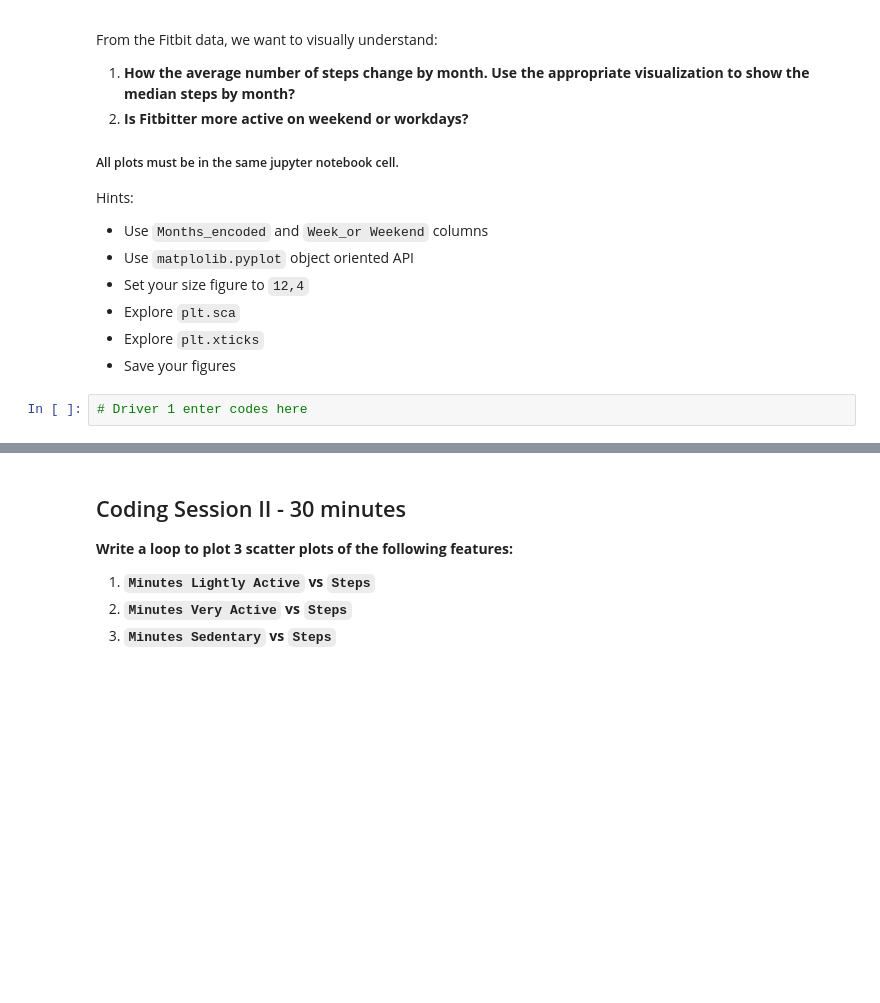
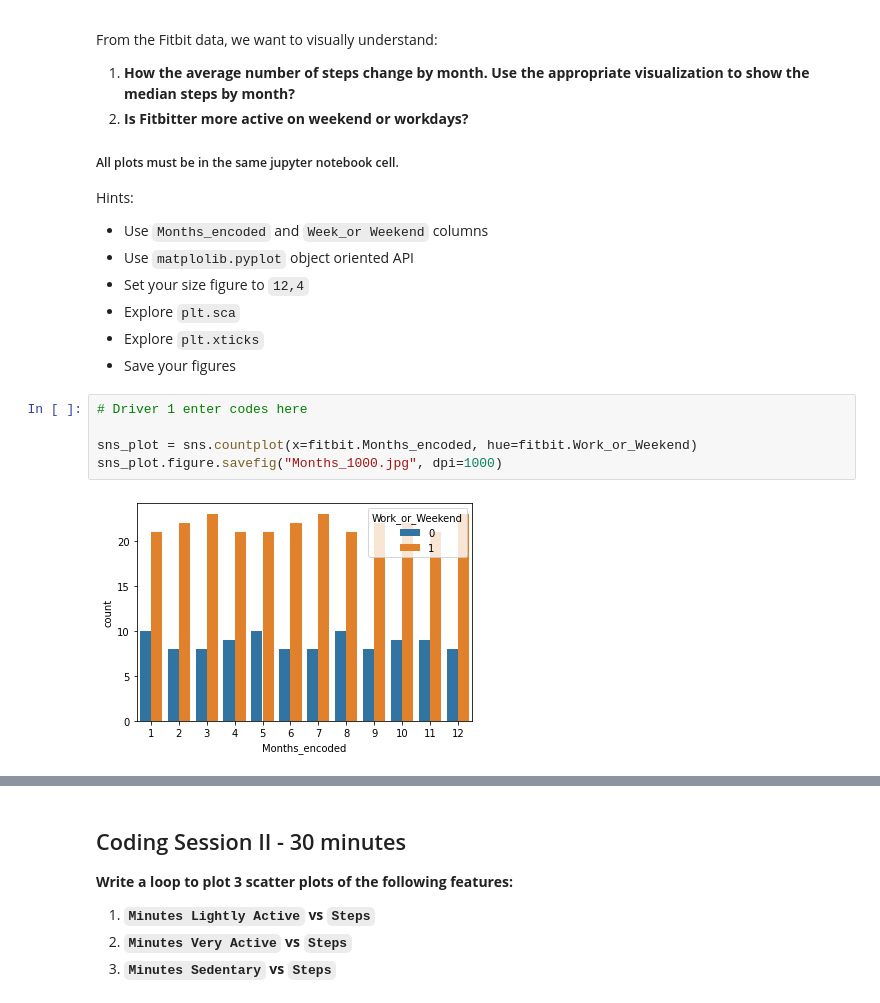
Before and after one commit to ironhack-datalabs/datamad1020-rev, a Jupyter notebook: module-1/lab-matplotlib-seaborn/your-code/challenge-2.ipynb, the cells around one changed output, grey strips where cells are left out. Drawn from its saved outputs; the diff is of its cells as text; blank space fills up the shorter version.

```diff
--- a/module-1/lab-matplotlib-seaborn/your-code/challenge-2.ipynb
+++ b/module-1/lab-matplotlib-seaborn/your-code/challenge-2.ipynb
@@ -39,5 +36,10 @@ Hints:
 - Explore `plt.sca`
 - Explore `plt.xticks`
 - Save your figures
-# %%
-# Driver 1 enter codes here
+# %%
+# Driver 1 enter codes here
+
+sns_plot = sns.countplot(x=fitbit.Months_encoded, hue=fitbit.Work_or_Weekend)
+sns_plot.figure.savefig("Months_1000.jpg", dpi=1000)
+# %% [output]
+[figure, added]
```
Also changed, not shown: parts of 8 cells of this notebook, 1 other file.
